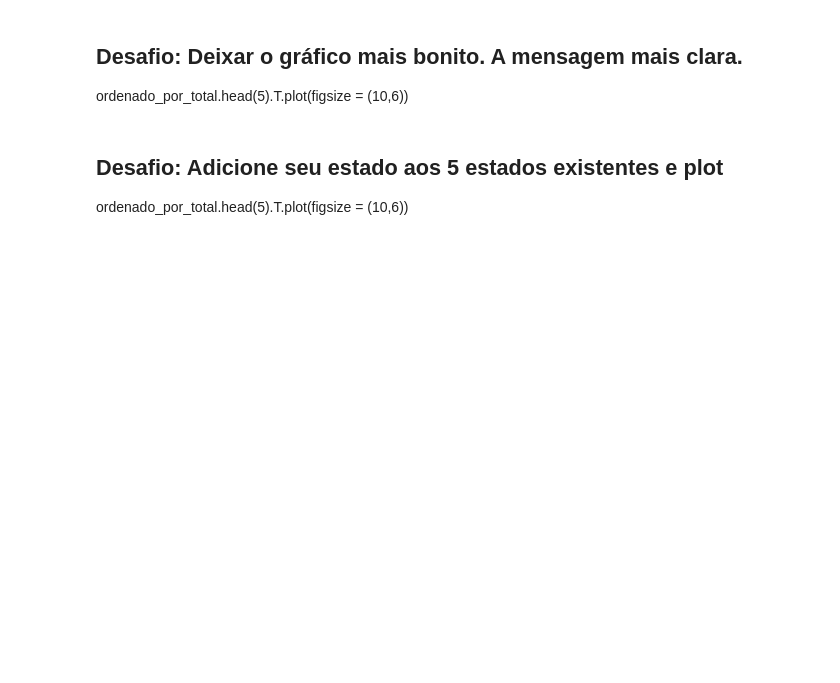
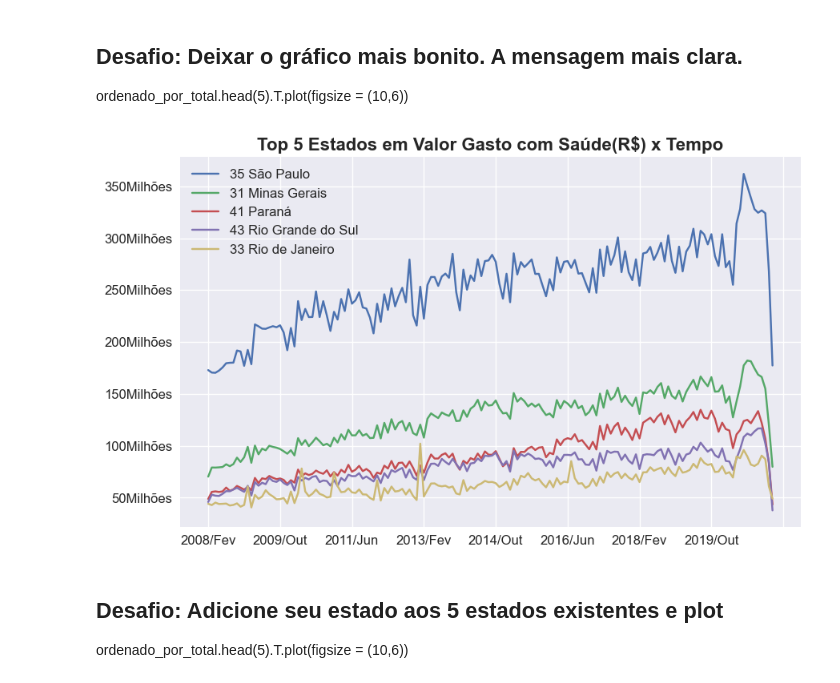
Before and after one commit to iplusl/Bootcamp_Data_Science, a Jupyter notebook: Modulo1/notebooks/Modulo1.ipynb, the cells around one changed output. Drawn from its saved outputs; the diff is of its cells as text; code cells hidden in the pictures; blank space fills up the shorter version.

```diff
--- a/Modulo1/notebooks/Modulo1.ipynb
+++ b/Modulo1/notebooks/Modulo1.ipynb
@@ -599,2 +633,19 @@ ordenado_por_total.head(5).T.plot(figsize = (10,6))
 # %% [markdown]
 ## Desafio: Adiciona uma coluna mostrando a região de cada estado
+# %%
+regioes = []
+
+for estado in ordenado_por_total.index.to_list():
+    if estado[0] == '1':
+        regioes.append("Norte")
+    elif estado[0] == '2':
+        regioes.append("Nordeste")
+    elif estado[0] == '3':
+        regioes.append("Sudeste")
+    elif estado[0] == '4':
+        regioes.append("Sul")
+    elif estado[0] == '5':
+        regioes.append("Centro-Oeste")
+
+ordenado_por_total["Região"] = regioes
+ordenado_por_total.head()
@@ -601,6 +661,23 @@ ordenado_por_total.head(5).T.plot(figsize = (10,6))
 # %% [markdown]
 ## Desafio: Deixar o gráfico mais bonito. A mensagem mais clara.
 ordenado_por_total.head(5).T.plot(figsize = (10,6))
+# %%
+plt.style.use('seaborn')
+
+colunas_sem_regiao = ordenado_por_total.columns[:-1].to_list()
+
+ax = ordenado_por_total[colunas_sem_regiao].head(5).T.plot(figsize = (10,6))
+
+ticks_loc = ax.get_yticks().tolist()
+ax.yaxis.set_major_locator(ticker.FixedLocator(ticks_loc))
+ax.set_yticklabels(['{:,.0f}'.format(x) + 'Milhões' for x in ax.get_yticks()/1000000])
+ax.tick_params(axis = 'both', which = 'major', labelsize = 12)
+
+plt.title("Top 5 Estados em Valor Gasto com Saúde(R$) x Tempo", fontdict = {"fontsize":16, "fontweight":"bold"})
+plt.legend(loc='upper left', fontsize=12)
+plt.show()
+# %% [output]
+[figure, added]
 # %% [markdown]
 ## Desafio: Adicione seu estado aos 5 estados existentes e plot
 ordenado_por_total.head(5).T.plot(figsize = (10,6))
```
Also changed, not shown: parts of 13 cells of this notebook, 1 other file.
